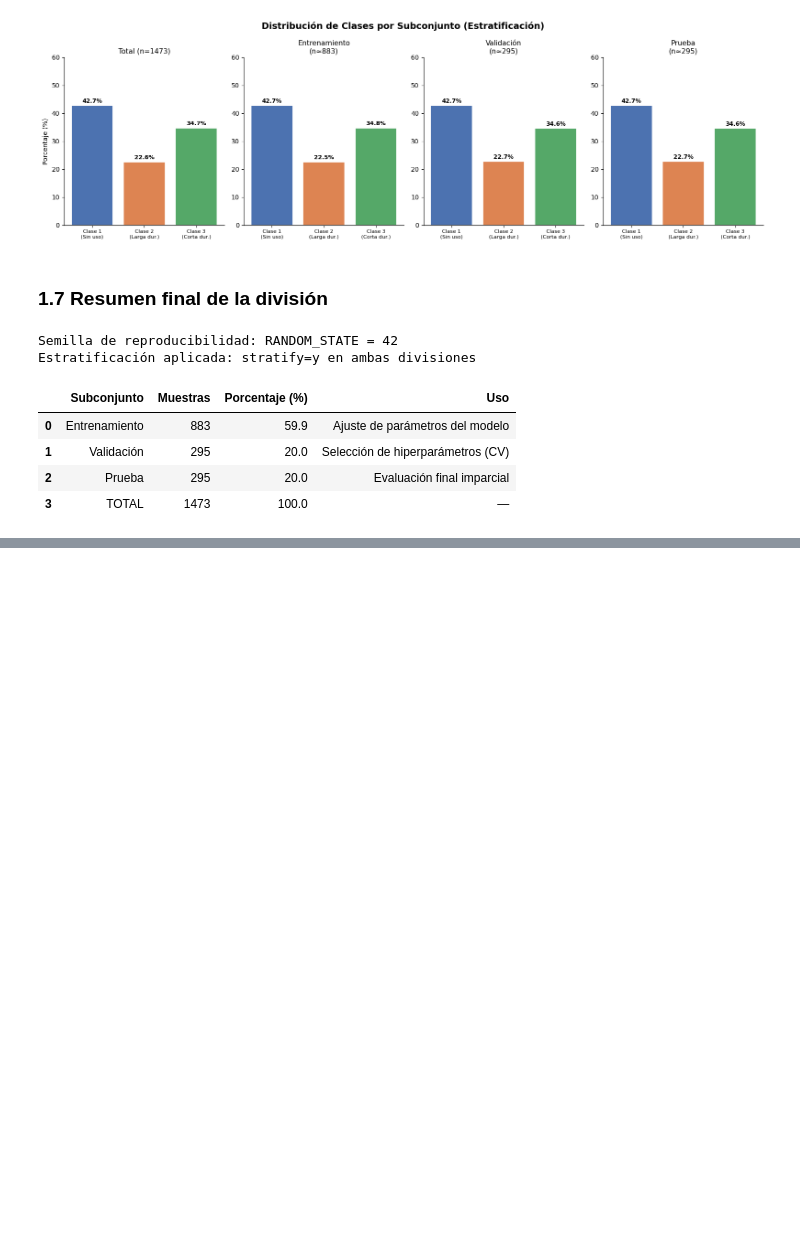
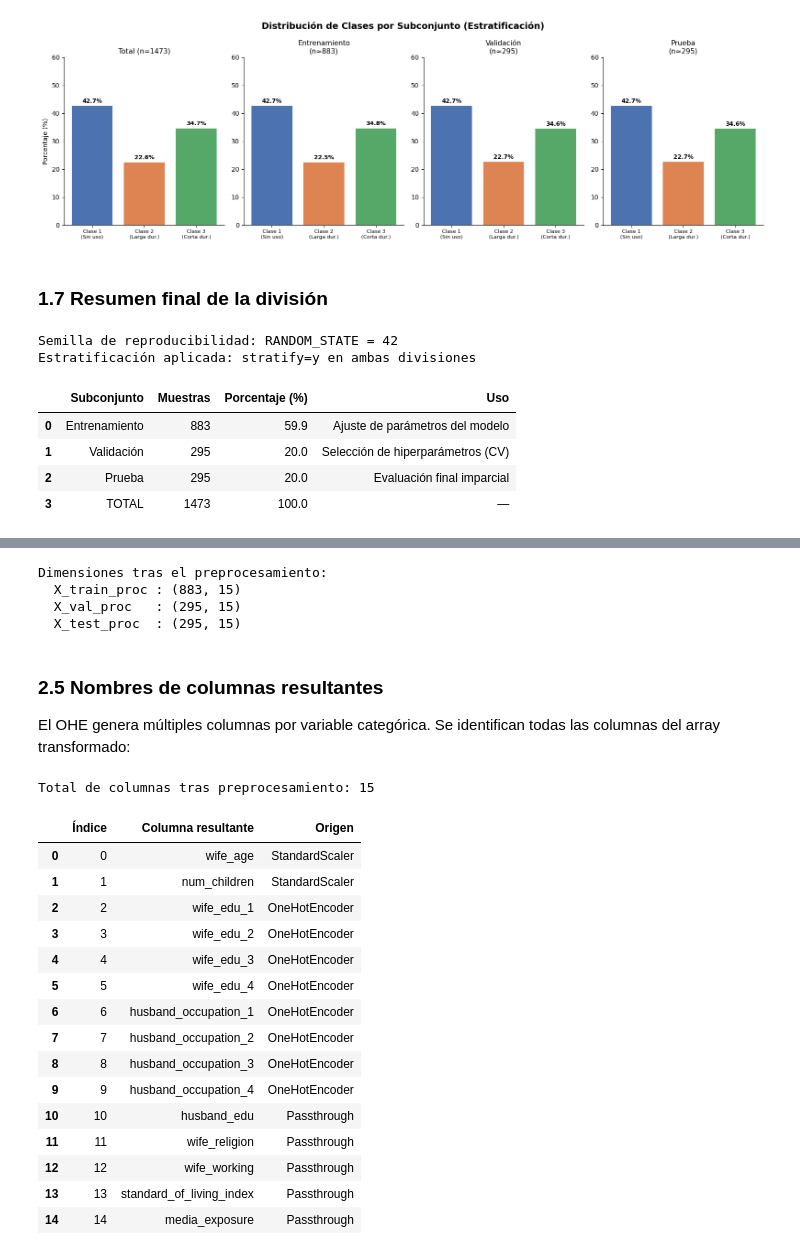
Before and after one commit to VivianaCastro2002/Tarea6_Ing_Datos, a Jupyter notebook: experimento.ipynb, the cells around one changed output, grey strips where cells are left out. Cells and saved outputs as stored; diff of their text form; code cells hidden in the pictures; blank space fills up the shorter version.

```diff
--- a/experimento.ipynb
+++ b/experimento.ipynb
@@ -76,20 +71,14 @@ La división se realiza en **dos pasos**:
 2. Del 80 % restante, separar el 25 % como validación (= 20 % del total)
    y conservar el 75 % como entrenamiento (= 60 % del total).
 # %%
-# --- Paso 1: separar conjunto de prueba (20 %) ---
+# Paso 1: separar prueba (20 %)
 X_temp, X_test, y_temp, y_test = train_test_split(
-    X, y,
-    test_size=0.20,          # 20 % para prueba
-    stratify=y,              # mantener proporción de clases
-    random_state=RANDOM_STATE
+    X, y, test_size=0.20, stratify=y, random_state=RANDOM_STATE
 )
 
-# --- Paso 2: del 80 % restante, separar validación (25 % de ese 80 % = 20 % del total) ---
+# Paso 2: separar validación (25 % de X_temp = 20 % del total)
 X_train, X_val, y_train, y_val = train_test_split(
-    X_temp, y_temp,
-    test_size=0.25,          # 25 % de X_temp → 20 % del total
-    stratify=y_temp,         # mantener proporción de clases
-    random_state=RANDOM_STATE
+    X_temp, y_temp, test_size=0.25, stratify=y_temp, random_state=RANDOM_STATE
 )
 
 print("División de datos completada:")
@@ -220,0 +284,55 @@ Estratificación aplicada: stratify=y en ambas divisiones
+# %%
+# Ajuste SOLO en entrenamiento y transformación de los tres conjuntos
+X_train_proc = preprocessor.fit_transform(X_train)
+X_val_proc   = preprocessor.transform(X_val)
+X_test_proc  = preprocessor.transform(X_test)
+
+print("Dimensiones tras el preprocesamiento:")
+print(f"  X_train_proc : {X_train_proc.shape}")
+print(f"  X_val_proc   : {X_val_proc.shape}")
+print(f"  X_test_proc  : {X_test_proc.shape}")
+# %% [output]
+Dimensiones tras el preprocesamiento:
+  X_train_proc : (883, 15)
+  X_val_proc   : (295, 15)
+  X_test_proc  : (295, 15)
+# %% [markdown]
+### 2.5 Nombres de columnas resultantes
+
+El OHE genera múltiples columnas por variable categórica.
+Se identifican todas las columnas del array transformado:
+# %%
+# Recuperar nombres de columnas OHE
+ohe_feature_names = preprocessor.named_transformers_['cat']['ohe'].get_feature_names_out(vars_categoricas)
+
+# Lista completa de columnas en el mismo orden que el ColumnTransformer
+columnas_procesadas = vars_numericas + list(ohe_feature_names) + vars_passthrough
+
+# Mostrar como tabla
+df_columnas = pd.DataFrame({
+    'Índice': range(len(columnas_procesadas)),
+    'Columna resultante': columnas_procesadas,
+    'Origen': (['StandardScaler'] * len(vars_numericas) +
+               ['OneHotEncoder'] * len(ohe_feature_names) +
+               ['Passthrough'] * len(vars_passthrough))
+})
+print(f"Total de columnas tras preprocesamiento: {len(columnas_procesadas)}")
+df_columnas
+# %% [output]
+Total de columnas tras preprocesamiento: 15
+|  | Índice | Columna resultante | Origen |
+| 0 | 0 | wife_age | StandardScaler |
+| 1 | 1 | num_children | StandardScaler |
+| 2 | 2 | wife_edu_1 | OneHotEncoder |
+| 3 | 3 | wife_edu_2 | OneHotEncoder |
+| 4 | 4 | wife_edu_3 | OneHotEncoder |
+| 5 | 5 | wife_edu_4 | OneHotEncoder |
+| 6 | 6 | husband_occupation_1 | OneHotEncoder |
+| 7 | 7 | husband_occupation_2 | OneHotEncoder |
+| 8 | 8 | husband_occupation_3 | OneHotEncoder |
+| 9 | 9 | husband_occupation_4 | OneHotEncoder |
+| 10 | 10 | husband_edu | Passthrough |
+| 11 | 11 | wife_religion | Passthrough |
+| 12 | 12 | wife_working | Passthrough |
+| 13 | 13 | standard_of_living_index | Passthrough |
+| 14 | 14 | media_exposure | Passthrough |
```
Also changed, not shown: parts of 20 cells of this notebook.
